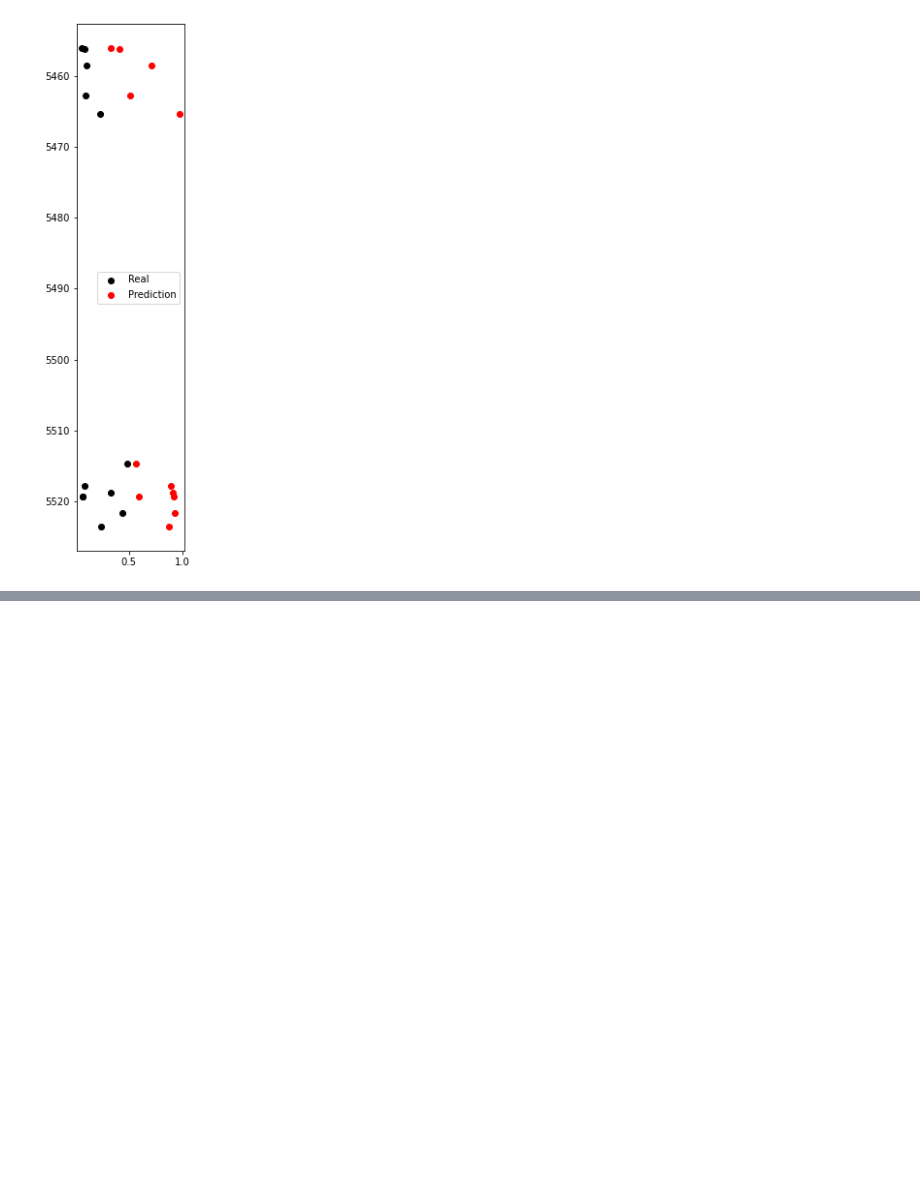
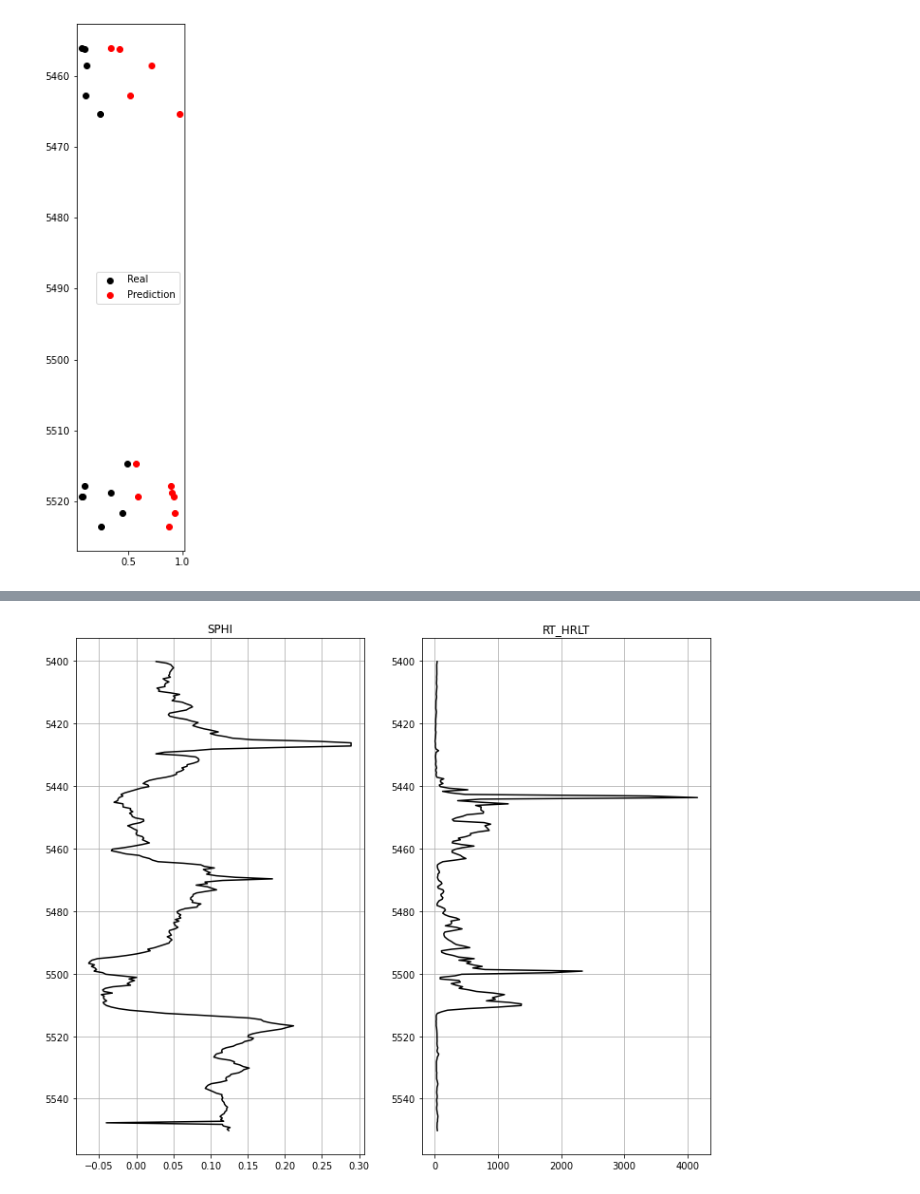
Before and after one commit to horaciosrf/masters_project, a Jupyter notebook: regression_horacio.ipynb, the cells around one changed output, grey strips where cells are left out. Drawn from its saved outputs; the diff is of its cells as text; code cells hidden in the pictures; blank space fills up the shorter version.

```diff
--- a/regression_horacio.ipynb
+++ b/regression_horacio.ipynb
@@ -317,0 +407,9 @@ ax.invert_yaxis()
+# %%
+# O poço é grande, mas só utilizaremos uma pequena parte dele, que é a proximidade do reservatório onde está localizado os dados experimentais.
+# Portanto, vamos fazer o slice do dado numa profundidade aproximada de onde foram tirados os dados experimentais.
+ia = well1.index[well1['Depth'] == 5400.2]
+ib = well1.index[well1['Depth'] == 5550.7]
+#ia,ib
+well1 = well1.iloc[9895:10196,:]
+well1 = well1.reset_index(drop = True)
+well1
@@ -317,0 +430,20 @@ ax.invert_yaxis()
+# %%
+#Plotando para visualizar os dois perfis depois do slice
+fig, ax = plt.subplots(1,2,figsize=(12,10))
+ax[0].plot(well1['SPHI_DESPIKED'],well1['Depth'],color='k')
+#ax[0].set(xlabel = 'RHOB (kg/m³)', ylabel = 'DEPTH (m)')
+ax[0].title.set_text('SPHI')
+ax[0].grid()
+#ax[0].legend(labels = ['Real','CNN regression', 'BP regression'], loc = "upper right")
+#ax[0].set_ylim(well2['Depth'][0], well2['Depth'][len(well2['Depth'])-1])
+ax[0].invert_yaxis()
+
+ax[1].plot(well1['RT_DESPIKED'],well1['Depth'],color='k')
+#ax[1].set(xlabel = 'RHOB (kg/m³)', ylabel = 'DEPTH (m)')
+ax[1].title.set_text('RT_HRLT')
+ax[1].grid()
+#ax[1].legend(labels = ['Real','CNN regression', 'BP regression'], loc = "upper right")
+#ax[1].set_ylim(well2['Depth'][0], well2['Depth'][len(well2['Depth'])-1])
+ax[1].invert_yaxis()
+# %% [output]
+[figure, added]
```
Also changed, not shown: parts of 22 cells of this notebook.
